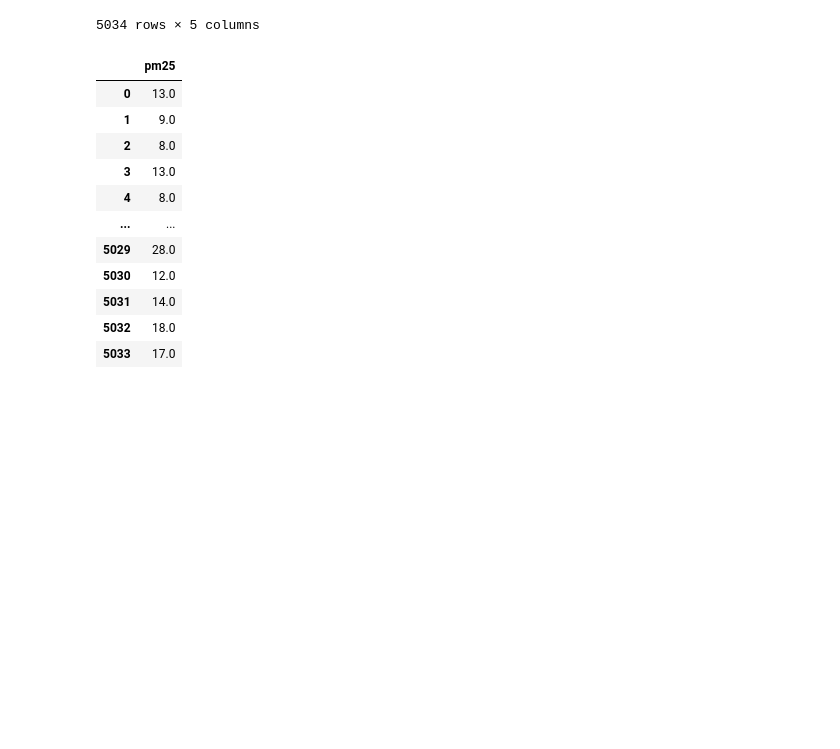
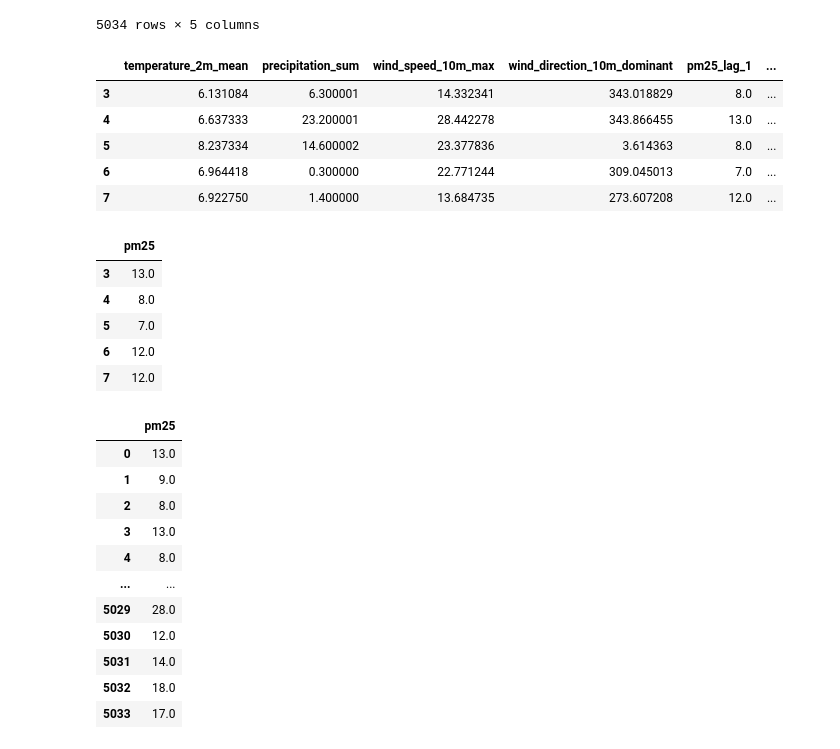
Before and after one commit to neha416/mlfs-book, a Jupyter notebook: notebooks/airquality/3_air_quality_training_pipeline.ipynb, the cells around one changed output. Cells and saved outputs as stored; diff of their text form; code cells hidden in the pictures; blank space fills up the shorter version.

```diff
--- a/notebooks/airquality/3_air_quality_training_pipeline.ipynb
+++ b/notebooks/airquality/3_air_quality_training_pipeline.ipynb
@@ -174,6 +173,33 @@ X_train
 # %%
 X_features = X_train.drop(columns=['date'])
 X_test_features = X_test.drop(columns=['date'])
+# Add lagged PM2.5 features
+
+#Add lagged features to X_features
+X_features['pm25_lag_1'] = y_train['pm25'].shift(1)
+X_features['pm25_lag_2'] = y_train['pm25'].shift(2)
+X_features['pm25_lag_3'] = y_train['pm25'].shift(3)
+
+# Drop rows with NaN (first 3 rows will have Nans due to shift)
+X_features = X_features.dropna()
+y_train = y_train.loc[X_features.index] # Align y_train with X_features
+
+#Quick checks of the first 5 rows to see lagged features
+display(X_features.head(5))
+display(y_train.head(5))
+# %% [output]
+|  | temperature_2m_mean | precipitation_sum | wind_speed_10m_max | wind_direction_10m_dominant | pm25_lag_1 | ... |
+| 3 | 6.131084 | 6.300001 | 14.332341 | 343.018829 | 8.0 | ... |
+| 4 | 6.637333 | 23.200001 | 28.442278 | 343.866455 | 13.0 | ... |
+| 5 | 8.237334 | 14.600002 | 23.377836 | 3.614363 | 8.0 | ... |
+| 6 | 6.964418 | 0.300000 | 22.771244 | 309.045013 | 7.0 | ... |
+| 7 | 6.922750 | 1.400000 | 13.684735 | 273.607208 | 12.0 | ... |
+|  | pm25 |
+| 3 | 13.0 |
+| 4 | 8.0 |
+| 5 | 7.0 |
+| 6 | 12.0 |
+| 7 | 12.0 |
 # %%
 y_train
 # %% [output]
```
Also changed, not shown: parts of 7 cells of this notebook.
